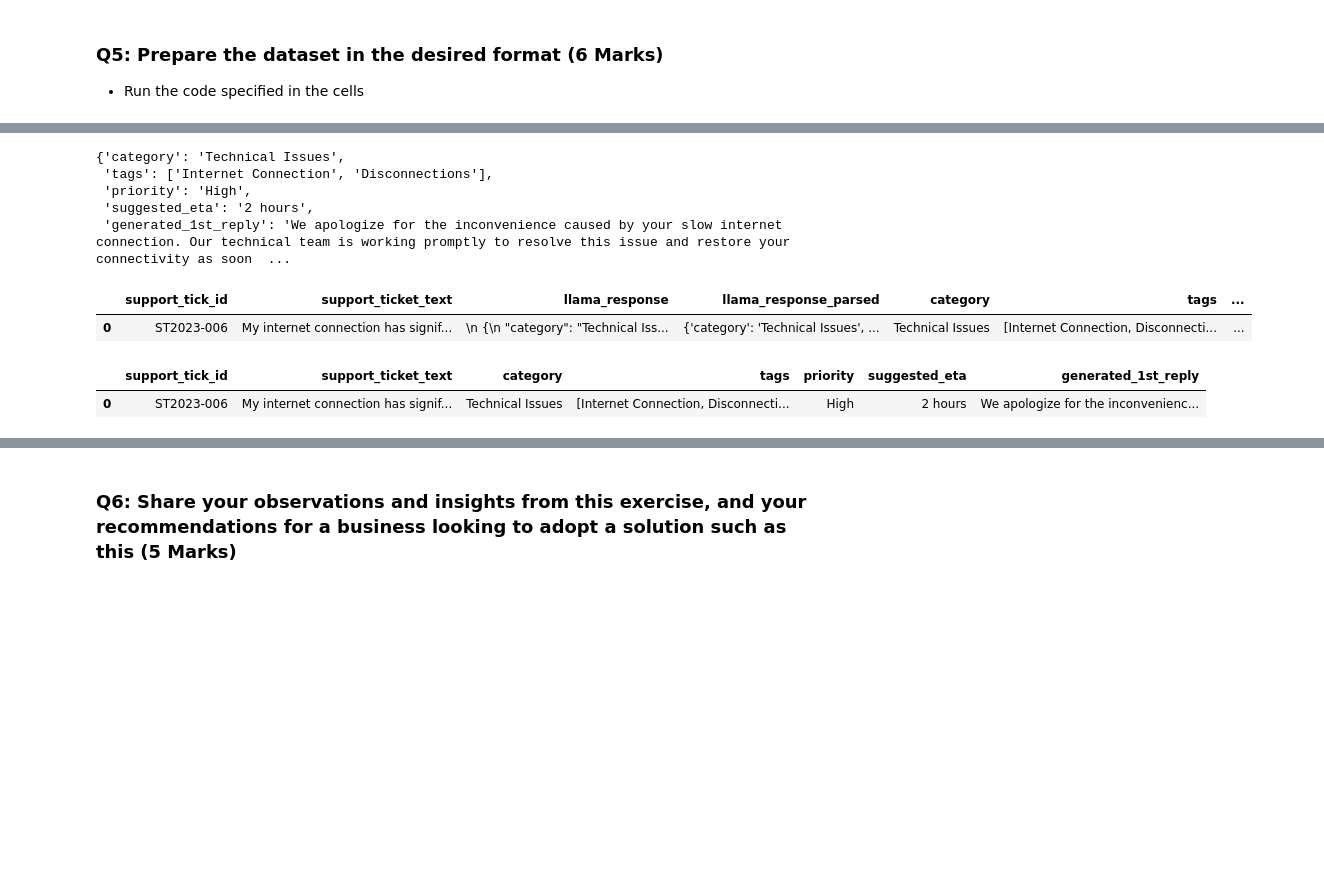
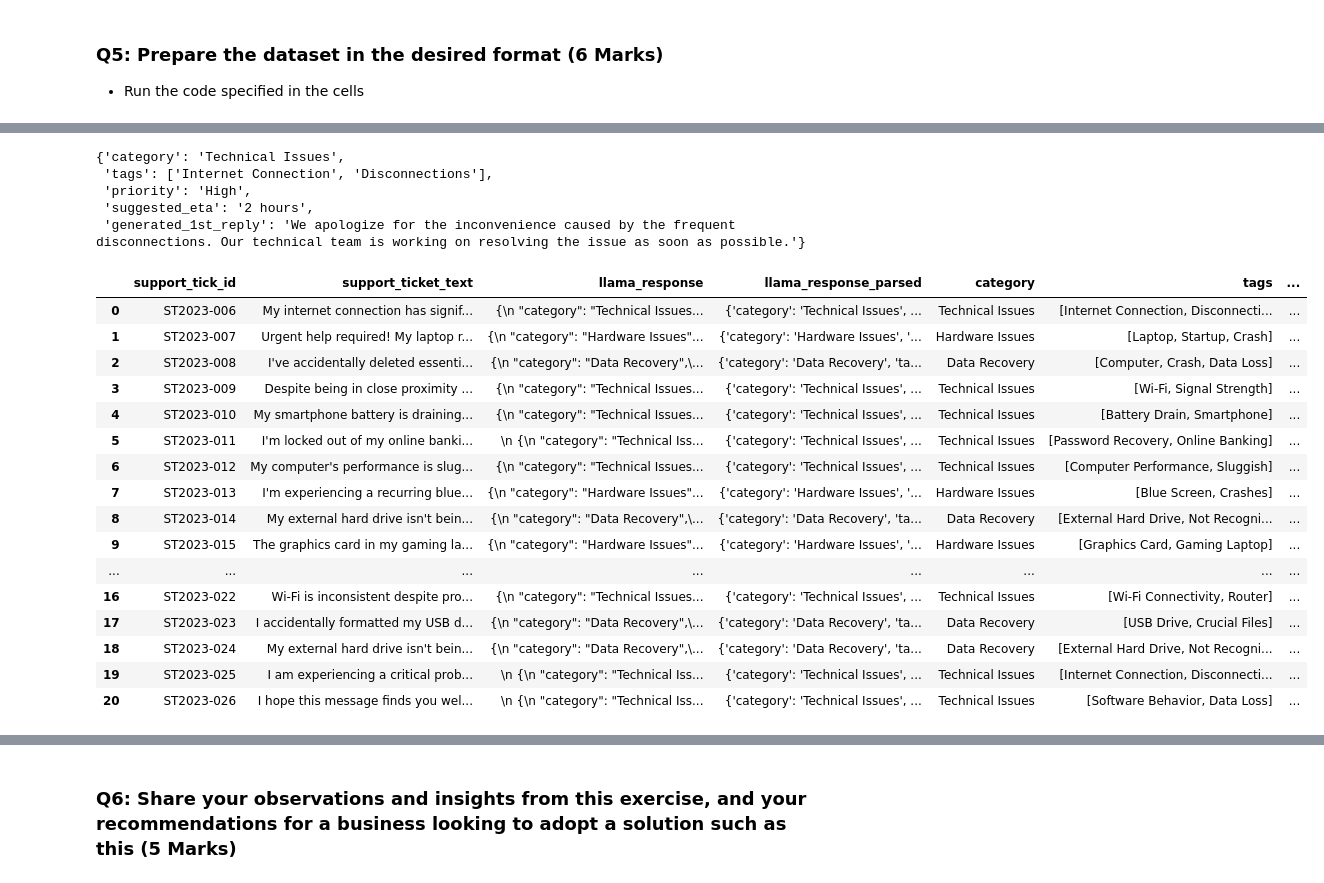
Before and after one commit to deepak-padmanabhan/PGP-AIML, a Jupyter notebook: DP_Week7_GenAI_NLP_Mid_term_Learner_notebook.ipynb, the cells around one changed output, grey strips where cells are left out. Cells and saved outputs as stored; diff of their text form; code cells hidden in the pictures; blank space fills up the shorter version.

```diff
--- a/DP_Week7_GenAI_NLP_Mid_term_Learner_notebook.ipynb
+++ b/DP_Week7_GenAI_NLP_Mid_term_Learner_notebook.ipynb
@@ -298,4 +287,4 @@ def extract_json_data(json_str):
         return {}
 
 # Apply the function to the 'llama_response' column
-data2['llama_response_parsed'] = data2['llama_response'].apply(extract_json_data)
+data['llama_response_parsed'] = data['llama_response'].apply(extract_json_data)
@@ -307,11 +311,11 @@ data2
 # %%
-data2['llama_response_parsed'][0]
+data['llama_response_parsed'][0]
 # %% [output]
 {'category': 'Technical Issues',
  'tags': ['Internet Connection', 'Disconnections'],
  'priority': 'High',
  'suggested_eta': '2 hours',
- 'generated_1st_reply': 'We apologize for the inconvenience caused by your slow internet connection. Our technical team is working promptly to resolve this issue and restore your connectivity as soon  ...
+ 'generated_1st_reply': 'We apologize for the inconvenience caused by the frequent disconnections. Our technical team is working on resolving the issue as soon as possible.'}
 # %%
 # Concatenate the original DataFrame 'data' with a new DataFrame created by normalizing JSON data.
 
@@ -330,12 +334,27 @@ data2['llama_response_parsed'][0]
 
 
 # example - data = pd.concat([data, pd.json_normalize(data['llama_response_parsed'])], axis=1)
-data2 = pd.concat([data2, pd.json_normalize(data2['llama_response_parsed'])], axis=1)
+data = pd.concat([data, pd.json_normalize(data['llama_response_parsed'])], axis=1)
-# %%
-data2
-# %% [output]
-|  | support_tick_id | support_ticket_text | llama_response | llama_response_parsed | category | tags | ... |
-| 0 | ST2023-006 | My internet connection has signif... | \n {\n "category": "Technical Iss... | {'category': 'Technical Issues', ... | Technical Issues | [Internet Connection, Disconnecti... | ... |
+# %%
+data
+# %% [output]
+|  | support_tick_id | support_ticket_text | llama_response | llama_response_parsed | category | tags | ... |
+| 0 | ST2023-006 | My internet connection has signif... | {\n "category": "Technical Issues... | {'category': 'Technical Issues', ... | Technical Issues | [Internet Connection, Disconnecti... | ... |
+| 1 | ST2023-007 | Urgent help required! My laptop r... | {\n "category": "Hardware Issues"... | {'category': 'Hardware Issues', '... | Hardware Issues | [Laptop, Startup, Crash] | ... |
+| 2 | ST2023-008 | I've accidentally deleted essenti... | {\n "category": "Data Recovery",\... | {'category': 'Data Recovery', 'ta... | Data Recovery | [Computer, Crash, Data Loss] | ... |
+| 3 | ST2023-009 | Despite being in close proximity ... | {\n "category": "Technical Issues... | {'category': 'Technical Issues', ... | Technical Issues | [Wi-Fi, Signal Strength] | ... |
+| 4 | ST2023-010 | My smartphone battery is draining... | {\n "category": "Technical Issues... | {'category': 'Technical Issues', ... | Technical Issues | [Battery Drain, Smartphone] | ... |
+| 5 | ST2023-011 | I'm locked out of my online banki... | \n {\n "category": "Technical Iss... | {'category': 'Technical Issues', ... | Technical Issues | [Password Recovery, Online Banking] | ... |
+| 6 | ST2023-012 | My computer's performance is slug... | {\n "category": "Technical Issues... | {'category': 'Technical Issues', ... | Technical Issues | [Computer Performance, Sluggish] | ... |
+| 7 | ST2023-013 | I'm experiencing a recurring blue... | {\n "category": "Hardware Issues"... | {'category': 'Hardware Issues', '... | Hardware Issues | [Blue Screen, Crashes] | ... |
+| 8 | ST2023-014 | My external hard drive isn't bein... | {\n "category": "Data Recovery",\... | {'category': 'Data Recovery', 'ta... | Data Recovery | [External Hard Drive, Not Recogni... | ... |
+| 9 | ST2023-015 | The graphics card in my gaming la... | {\n "category": "Hardware Issues"... | {'category': 'Hardware Issues', '... | Hardware Issues | [Graphics Card, Gaming Laptop] | ... |
+| ... | ... | ... | ... | ... | ... | ... | ... |
+| 16 | ST2023-022 | Wi-Fi is inconsistent despite pro... | {\n "category": "Technical Issues... | {'category': 'Technical Issues', ... | Technical Issues | [Wi-Fi Connectivity, Router] | ... |
+| 17 | ST2023-023 | I accidentally formatted my USB d... | {\n "category": "Data Recovery",\... | {'category': 'Data Recovery', 'ta... | Data Recovery | [USB Drive, Crucial Files] | ... |
+| 18 | ST2023-024 | My external hard drive isn't bein... | {\n "category": "Data Recovery",\... | {'category': 'Data Recovery', 'ta... | Data Recovery | [External Hard Drive, Not Recogni... | ... |
+| 19 | ST2023-025 | I am experiencing a critical prob... | \n {\n "category": "Technical Iss... | {'category': 'Technical Issues', ... | Technical Issues | [Internet Connection, Disconnecti... | ... |
+| 20 | ST2023-026 | I hope this message finds you wel... | \n {\n "category": "Technical Iss... | {'category': 'Technical Issues', ... | Technical Issues | [Software Behavior, Data Loss] | ... |
 # %%
 # Drop specific columns which are not needed from the DataFrame 'data'
 # Keep the columns which are mentioned in the sample output
@@ -343,5 +361,0 @@ data2 = data2.drop(columns=['llama_response','llama_response_parsed'])
-# %%
-data2
-# %% [output]
-|  | support_tick_id | support_ticket_text | category | tags | priority | suggested_eta | generated_1st_reply |
-| 0 | ST2023-006 | My internet connection has signif... | Technical Issues | [Internet Connection, Disconnecti... | High | 2 hours | We apologize for the inconvenienc... |
```
Also changed, not shown: parts of 12 cells of this notebook.
